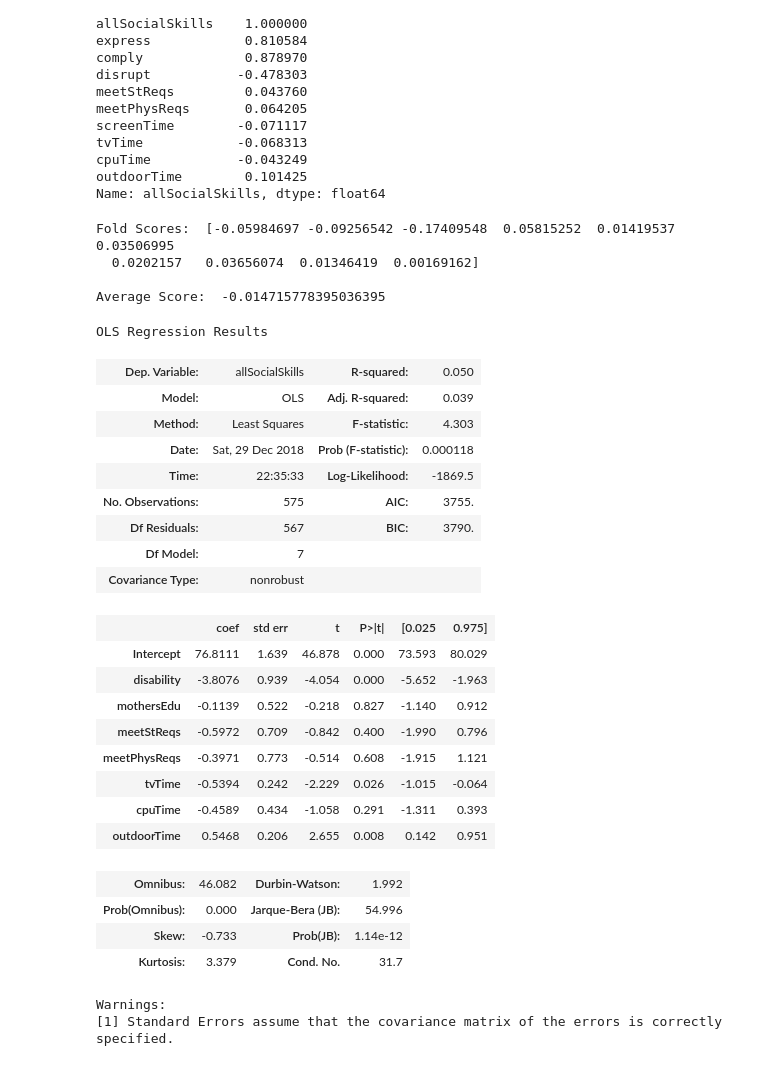
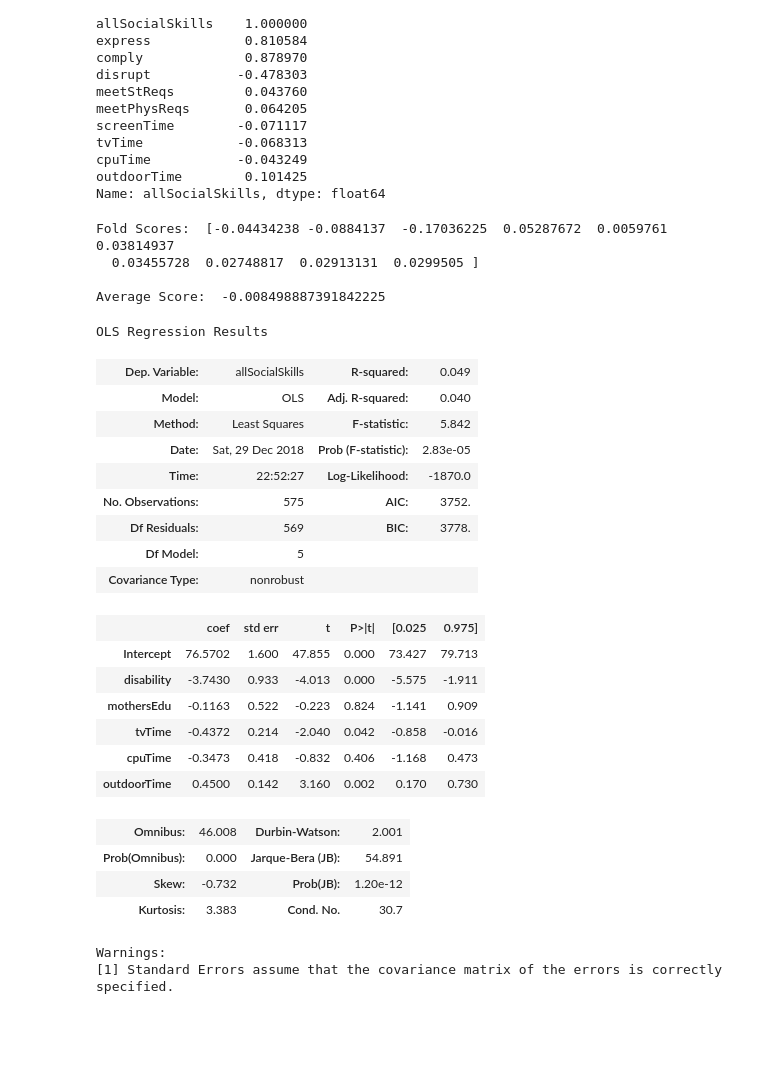
Before and after one commit to conditg/predicting-disruption, a Jupyter notebook: ScreenTime_SocialSkills.ipynb, the cells around one changed output. Drawn from its saved outputs; the diff is of its cells as text; code cells hidden in the pictures; blank space fills up the shorter version.

```diff
--- a/ScreenTime_SocialSkills.ipynb
+++ b/ScreenTime_SocialSkills.ipynb
@@ -60,49 +88,46 @@ outdoorTime        0.101425
 Name: allSocialSkills, dtype: float64
 # %%
 regr = linear_model.LinearRegression()
-x = df[['disability', 'mothersEdu', 'meetStReqs', 'meetPhysReqs',
-       'tvTime', 'cpuTime', 'outdoorTime']]
+x = df[['disability', 'mothersEdu','tvTime', 'cpuTime', 'outdoorTime']]
 y = df.allSocialSkills
 regr.fit(x,y)
 scores = cross_val_score(regr,x,y,cv=10)
 print("Fold Scores: ",scores)
 print("\nAverage Score: ",np.mean(scores))
 # %% [output]
-Fold Scores:  [-0.05984697 -0.09256542 -0.17409548  0.05815252  0.01419537  0.03506995
-  0.0202157   0.03656074  0.01346419  0.00169162]
+Fold Scores:  [-0.04434238 -0.0884137  -0.17036225  0.05287672  0.0059761   0.03814937
+  0.03455728  0.02748817  0.02913131  0.0299505 ]
 
-Average Score:  -0.014715778395036395
+Average Score:  -0.008498887391842225
 # %%
 #statsmodels
-linear_formula = 'allSocialSkills ~ disability+mothersEdu+meetStReqs+meetPhysReqs+tvTime+cpuTime+outdoorTime'
+linear_formula = 'allSocialSkills ~ disability+mothersEdu+tvTime+cpuTime+outdoorTime'
 
 # Fit the model to our data using the formula.
 lm = smf.ols(formula=linear_formula, data=df).fit()
 lm.summary()
 # %% [output]
 OLS Regression Results
-| Dep. Variable: | allSocialSkills | R-squared: | 0.050 |
-| Model: | OLS | Adj. R-squared: | 0.039 |
-| Method: | Least Squares | F-statistic: | 4.303 |
-| Date: | Sat, 29 Dec 2018 | Prob (F-statistic): | 0.000118 |
-| Time: | 22:35:33 | Log-Likelihood: | -1869.5 |
-| No. Observations: | 575 | AIC: | 3755. |
-| Df Residuals: | 567 | BIC: | 3790. |
-| Df Model: | 7 |  |  |
+| Dep. Variable: | allSocialSkills | R-squared: | 0.049 |
+| Model: | OLS | Adj. R-squared: | 0.040 |
+| Method: | Least Squares | F-statistic: | 5.842 |
+| Date: | Sat, 29 Dec 2018 | Prob (F-statistic): | 2.83e-05 |
+| Time: | 22:52:27 | Log-Likelihood: | -1870.0 |
+| No. Observations: | 575 | AIC: | 3752. |
+| Df Residuals: | 569 | BIC: | 3778. |
+| Df Model: | 5 |  |  |
 | Covariance Type: | nonrobust |  |  |
 |  | coef | std err | t | P>|t| | [0.025 | 0.975] |
-| Intercept | 76.8111 | 1.639 | 46.878 | 0.000 | 73.593 | 80.029 |
-| disability | -3.8076 | 0.939 | -4.054 | 0.000 | -5.652 | -1.963 |
-| mothersEdu | -0.1139 | 0.522 | -0.218 | 0.827 | -1.140 | 0.912 |
-| meetStReqs | -0.5972 | 0.709 | -0.842 | 0.400 | -1.990 | 0.796 |
-| meetPhysReqs | -0.3971 | 0.773 | -0.514 | 0.608 | -1.915 | 1.121 |
-| tvTime | -0.5394 | 0.242 | -2.229 | 0.026 | -1.015 | -0.064 |
-| cpuTime | -0.4589 | 0.434 | -1.058 | 0.291 | -1.311 | 0.393 |
-| outdoorTime | 0.5468 | 0.206 | 2.655 | 0.008 | 0.142 | 0.951 |
+| Intercept | 76.5702 | 1.600 | 47.855 | 0.000 | 73.427 | 79.713 |
+| disability | -3.7430 | 0.933 | -4.013 | 0.000 | -5.575 | -1.911 |
+| mothersEdu | -0.1163 | 0.522 | -0.223 | 0.824 | -1.141 | 0.909 |
+| tvTime | -0.4372 | 0.214 | -2.040 | 0.042 | -0.858 | -0.016 |
+| cpuTime | -0.3473 | 0.418 | -0.832 | 0.406 | -1.168 | 0.473 |
+| outdoorTime | 0.4500 | 0.142 | 3.160 | 0.002 | 0.170 | 0.730 |
-| Omnibus: | 46.082 | Durbin-Watson: | 1.992 |
-| Prob(Omnibus): | 0.000 | Jarque-Bera (JB): | 54.996 |
-| Skew: | -0.733 | Prob(JB): | 1.14e-12 |
-| Kurtosis: | 3.379 | Cond. No. | 31.7 |
+| Omnibus: | 46.008 | Durbin-Watson: | 2.001 |
+| Prob(Omnibus): | 0.000 | Jarque-Bera (JB): | 54.891 |
+| Skew: | -0.732 | Prob(JB): | 1.20e-12 |
+| Kurtosis: | 3.383 | Cond. No. | 30.7 |
 Warnings:
 [1] Standard Errors assume that the covariance matrix of the errors is correctly specified.
 # %%
```
Also changed, not shown: parts of 3 cells of this notebook.
